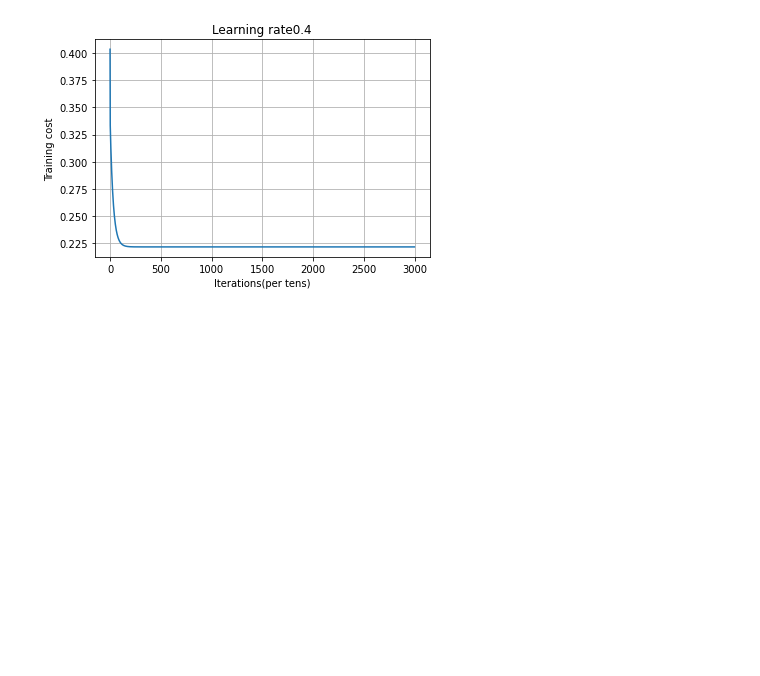
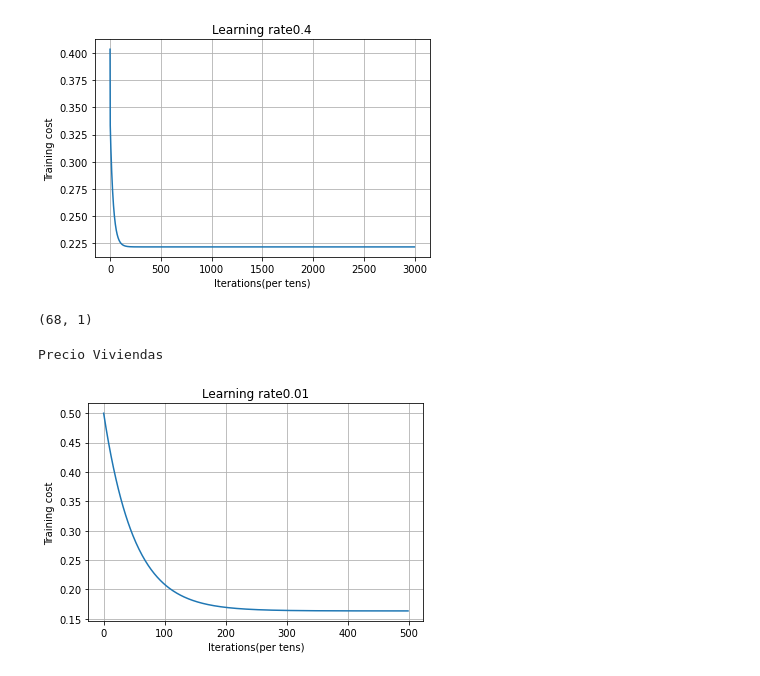
Before and after one commit to dantecarlo/Linear-Regression-with-Gradient-Descent, a Jupyter notebook: Regresión_Lineal_Gradiente_Descendiente.ipynb, the cells around one changed output. Cells and saved outputs as stored; diff of their text form; code cells hidden in the pictures; blank space fills up the shorter version.

```diff
--- a/Regresión_Lineal_Gradiente_Descendiente.ipynb
+++ b/Regresión_Lineal_Gradiente_Descendiente.ipynb
@@ -409,3 +407,38 @@ Temperatura Oceánica
 [figure]
 Consumo de Petroleo
 [figure]
+# %%
+# Prueba de la miss
+test_X_train = pd.read_csv("/content/drive/My Drive/Cursos/TIA/Regresion Lineal con Gradiente Descendiente/train_ex1data1.csv", sep='\t')
+test_X_val = pd.read_csv("/content/drive/My Drive/Cursos/TIA/Regresion Lineal con Gradiente Descendiente/test_ex1data1.csv", sep='\t')
+
+test_y_train = pd.read_csv("/content/drive/My Drive/Cursos/TIA/Regresion Lineal con Gradiente Descendiente/y_train_ex1data1.csv", sep='\t')
+test_y_val = pd.read_csv("/content/drive/My Drive/Cursos/TIA/Regresion Lineal con Gradiente Descendiente/y_test_ex1data1.csv", sep='\t')
+# %%
+# Transformando a np.array
+test_X_train_v = np.array(test_X_train["Num_Hab_Ciudad(Miles)"])
+test_X_val_v = np.array(test_X_val["Num_Hab_Ciudad(Miles)"])
+
+test_y_train_v = np.array([test_y_train["Rentabilidad_Ciudad(Miles)"]]).T
+test_y_val_v = np.array([test_y_val["Rentabilidad_Ciudad(Miles)"]]).T
+
+np.shape(test_y_train_v)
+# %% [output]
+(68, 1)
+# %%
+# Regularizando
+test_X_train_v = regularization(test_X_train_v)
+test_X_val_v = regularization(test_X_val_v)
+
+test_y_train_v = regularization(test_y_train_v)
+test_y_val_v = regularization(test_y_val_v)
+# %%
+# Ejecutanto la regresion lineal
+learning_rate = 0.01
+iterations = 500
+
+print("Precio Viviendas")
+history_test, costs_train = lineal_regression_model(test_X_train_v, test_y_train_v, learning_rate, iterations, 1)
+# %% [output]
+Precio Viviendas
+[figure, added]
```
Also changed, not shown: parts of 3 cells of this notebook.
